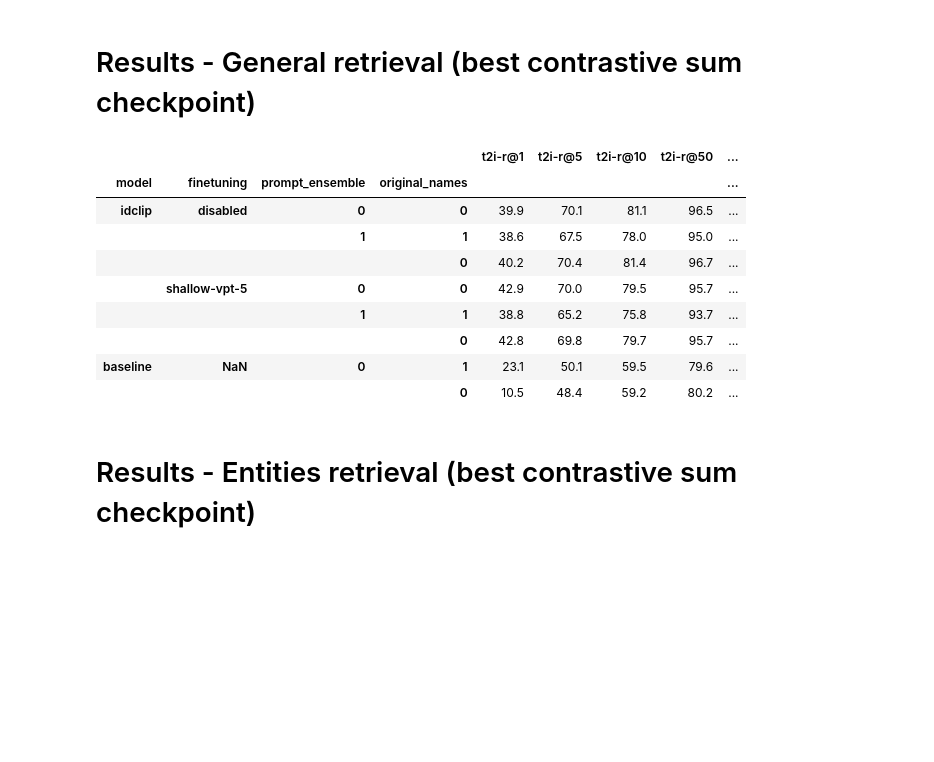
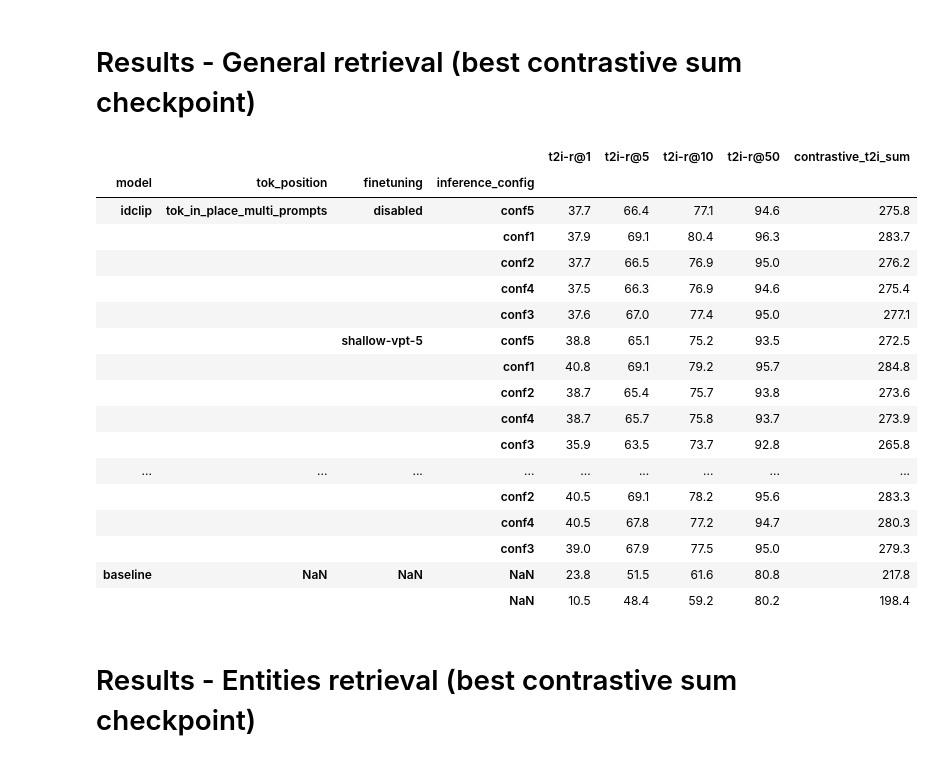
Before and after one commit to mesnico/IdCLIP, a Jupyter notebook: show.ipynb, the cells around one changed output. Cells and saved outputs as stored; diff of their text form; code cells hidden in the pictures; blank space fills up the shorter version.

Commit message:
Inference config refactor: better configurable ensembling and query compositing

```diff
--- a/show.ipynb
+++ b/show.ipynb
@@ -28,9 +28,8 @@ def collect_one(run, csv_folder, test_config='general'):
         df = pd.read_csv(yamlf)
         # keep only the last line. This is because until this commit, we were appending the logs and not overriding them, so the last line is the one we want
         df = df.tail(1)
-        df['prompt_ensemble'] = 1 if 'prompt_ensemble' in test_config_name else 0
-        df['original_names'] = 1 if 'original_names' in test_config_name else 0
         df['tok_position_inference'] = 'beginning' if 'tok_beginning' in test_config_name else 'in_place' if 'tok_in_place' in test_config_name else None
+        df['inference_config'] = test_config_name.split('_')[-1] if 'conf' in test_config_name else None
         if run.name == 'baseline':
             df['model'] = 'clip_original'
         data.append(df)
@@ -82,8 +81,8 @@ def summarize_metrics(
         model=None,
         translator=None,
         tok_position=None,
-        tok_position_inference=None,
         training_setup=None,
+        inference_config=None,
         loss=None,
         learning_rate=None,
         finetuning=None,
@@ -98,7 +97,7 @@ def summarize_metrics(
     # In the future, we would have to average among different splits
     # metrics.drop(columns="split_seed", inplace=True)
 
-    id_vars = ['data', 'model', 'translator', 'tok_position', 'training-setup', 'loss', 'lr', 'finetuning', 'prompt_ensemble', 'original_names', 'tok_position_inference']
+    id_vars = ['data', 'model', 'translator', 'tok_position', 'training-setup', 'loss', 'lr', 'finetuning', 'inference_config']
 
     if translator is not None:
         metrics = metrics[metrics['translator'].isin(learning_rate)]
@@ -135,11 +134,11 @@ def summarize_metrics(
         if len(loss) == 1:
             metrics.drop(columns="loss", inplace=True)
             id_vars.remove('loss')
-    if tok_position_inference is not None:
-        metrics = metrics[metrics['tok_position_inference'].isin(tok_position_inference)]
-        if len(tok_position_inference) == 1:
-            metrics.drop(columns="tok_position_inference", inplace=True)
-            id_vars.remove('tok_position_inference')
+    if inference_config is not None:
+        metrics = metrics[metrics['inference_config'].isin(inference_config)]
+        if len(inference_config) == 1:
+            metrics.drop(columns="inference_config", inplace=True)
+            id_vars.remove('inference_config')
 
     if drop_i2t:
         # remove columns containing i2t in the name of the second level of the multiindex
@@ -190,52 +189,59 @@ ROOT = "runs"
 
 metrics = collect_all(ROOT, 'best-contrastive-sum')
 metrics_baselines = collect_all(ROOT, 'original_checkpoint')    # baseline model
-
 metrics_concat = pd.concat([metrics, metrics_baselines], axis=0, join='outer')
 
 metrics = summarize_metrics(
     metrics_concat,
     training_setup=["with_entities", np.nan],
     finetuning=["disabled", "shallow-vpt-5", np.nan],
-    tok_position=["tok_in_place_multi_prompts", np.nan],
-    tok_position_inference=["in_place", None]
+    # tok_position=["tok_in_place_multi_prompts", np.nan],
+    # tok_position_inference=["in_place", None]
     )
 
 # remove contrastive_sum columns
 metrics.drop(columns="contrastive_sum", inplace=True)
 
 # remove data, translator, tok_position, training-setup, loss, lr, tok_position_inference from the multi index
-metrics.index = metrics.index.droplevel(['data', 'translator', 'tok_position', 'training-setup', 'loss', 'lr', 'tok_position_inference'])
+metrics.index = metrics.index.droplevel(['data', 'translator', 'training-setup', 'loss', 'lr'])
 
 # reorder columns to t2i-r@1 t2i-r@5 t2i-r@10 t2i-r@50 contrastive_t2i_sum
 metrics = metrics[["t2i-r@1", "t2i-r@5", "t2i-r@10", "t2i-r@50", "contrastive_t2i_sum"]]
 
 # transform in percentage
 metrics = metrics * 100
 
 # latex = render_to_latex(
 #     metrics,
 #     caption="General Retrieval",
 #     clines="skip-last;data",
 #     hrules=True,
 #     column_format="llllccccc",
 #     convert_css=True
 # )
 
 # print(latex)
 
 metrics
 # %% [output]
-|  |  |  |  | t2i-r@1 | t2i-r@5 | t2i-r@10 | t2i-r@50 | ... |
-| model | finetuning | prompt_ensemble | original_names |  |  |  |  | ... |
-| idclip | disabled | 0 | 0 | 39.9 | 70.1 | 81.1 | 96.5 | ... |
-|  |  | 1 | 1 | 38.6 | 67.5 | 78.0 | 95.0 | ... |
-|  |  |  | 0 | 40.2 | 70.4 | 81.4 | 96.7 | ... |
-|  | shallow-vpt-5 | 0 | 0 | 42.9 | 70.0 | 79.5 | 95.7 | ... |
-|  |  | 1 | 1 | 38.8 | 65.2 | 75.8 | 93.7 | ... |
-|  |  |  | 0 | 42.8 | 69.8 | 79.7 | 95.7 | ... |
-| baseline | NaN | 0 | 1 | 23.1 | 50.1 | 59.5 | 79.6 | ... |
-|  |  |  | 0 | 10.5 | 48.4 | 59.2 | 80.2 | ... |
+|  |  |  |  | t2i-r@1 | t2i-r@5 | t2i-r@10 | t2i-r@50 | contrastive_t2i_sum |
+| model | tok_position | finetuning | inference_config |  |  |  |  |  |
+| idclip | tok_in_place_multi_prompts | disabled | conf5 | 37.7 | 66.4 | 77.1 | 94.6 | 275.8 |
+|  |  |  | conf1 | 37.9 | 69.1 | 80.4 | 96.3 | 283.7 |
+|  |  |  | conf2 | 37.7 | 66.5 | 76.9 | 95.0 | 276.2 |
+|  |  |  | conf4 | 37.5 | 66.3 | 76.9 | 94.6 | 275.4 |
+|  |  |  | conf3 | 37.6 | 67.0 | 77.4 | 95.0 | 277.1 |
+|  |  | shallow-vpt-5 | conf5 | 38.8 | 65.1 | 75.2 | 93.5 | 272.5 |
+|  |  |  | conf1 | 40.8 | 69.1 | 79.2 | 95.7 | 284.8 |
+|  |  |  | conf2 | 38.7 | 65.4 | 75.7 | 93.8 | 273.6 |
+|  |  |  | conf4 | 38.7 | 65.7 | 75.8 | 93.7 | 273.9 |
+|  |  |  | conf3 | 35.9 | 63.5 | 73.7 | 92.8 | 265.8 |
+| ... | ... | ... | ... | ... | ... | ... | ... | ... |
+|  |  |  | conf2 | 40.5 | 69.1 | 78.2 | 95.6 | 283.3 |
+|  |  |  | conf4 | 40.5 | 67.8 | 77.2 | 94.7 | 280.3 |
+|  |  |  | conf3 | 39.0 | 67.9 | 77.5 | 95.0 | 279.3 |
+| baseline | NaN | NaN | NaN | 23.8 | 51.5 | 61.6 | 80.8 | 217.8 |
+|  |  |  | NaN | 10.5 | 48.4 | 59.2 | 80.2 | 198.4 |
 # %% [markdown]
 # Results - Entities retrieval (best contrastive sum checkpoint)
 # %%
```
Also changed, not shown: parts of 5 cells of this notebook, 23 other files.
